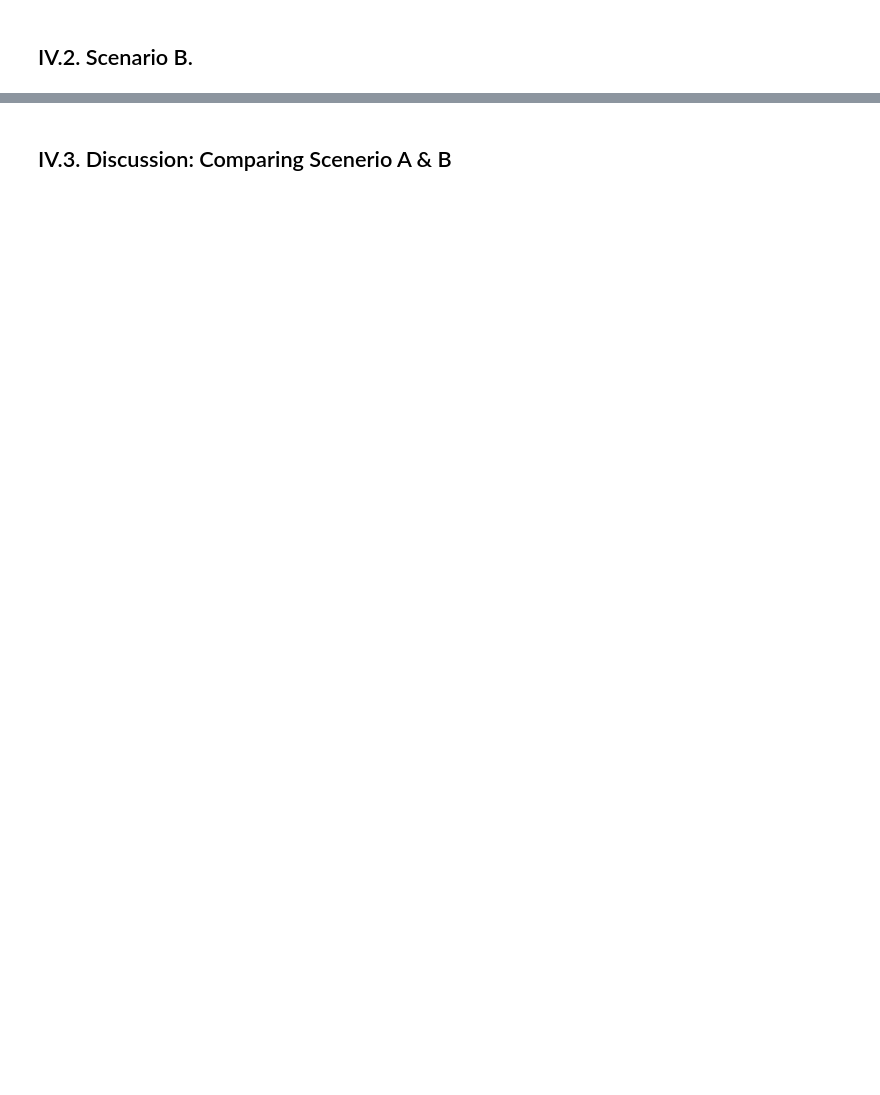
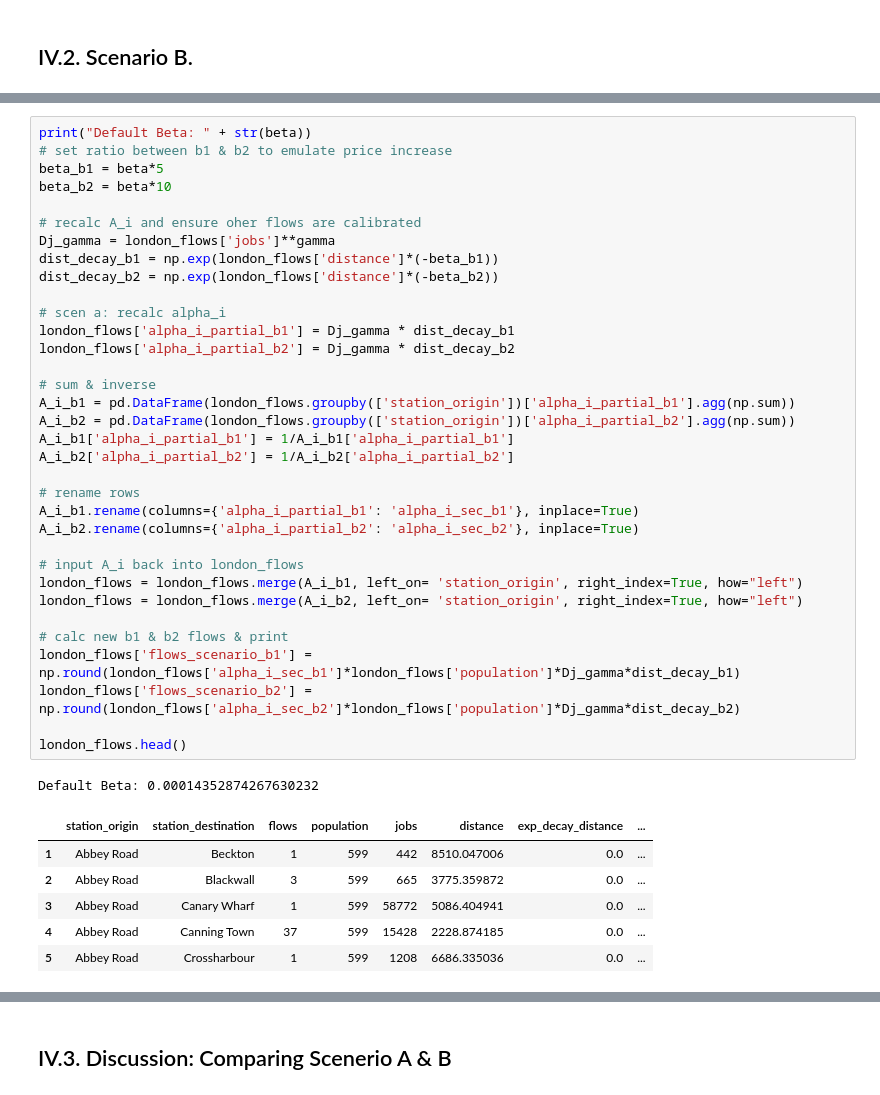
Before and after one commit to NikhilSDesai/UrbanSimulation, a Jupyter notebook: Final_Assessment.ipynb, the cells around one changed output, grey strips where cells are left out. Cells and saved outputs as stored; diff of their text form; blank space fills up the shorter version.

```diff
--- a/Final_Assessment.ipynb
+++ b/Final_Assessment.ipynb
@@ -2221,0 +2214,42 @@ Total Scenario A Flows: 1542276.0
+# %%
+print("Default Beta: " + str(beta))
+# set ratio between b1 & b2 to emulate price increase
+beta_b1 = beta*5
+beta_b2 = beta*10
+
+# recalc A_i and ensure oher flows are calibrated
+Dj_gamma = london_flows['jobs']**gamma
+dist_decay_b1 = np.exp(london_flows['distance']*(-beta_b1))
+dist_decay_b2 = np.exp(london_flows['distance']*(-beta_b2))
+
+# scen a: recalc alpha_i
+london_flows['alpha_i_partial_b1'] = Dj_gamma * dist_decay_b1
+london_flows['alpha_i_partial_b2'] = Dj_gamma * dist_decay_b2
+
+# sum & inverse
+A_i_b1 = pd.DataFrame(london_flows.groupby(['station_origin'])['alpha_i_partial_b1'].agg(np.sum))
+A_i_b2 = pd.DataFrame(london_flows.groupby(['station_origin'])['alpha_i_partial_b2'].agg(np.sum))
+A_i_b1['alpha_i_partial_b1'] = 1/A_i_b1['alpha_i_partial_b1']
+A_i_b2['alpha_i_partial_b2'] = 1/A_i_b2['alpha_i_partial_b2']
+
+# rename rows
+A_i_b1.rename(columns={'alpha_i_partial_b1': 'alpha_i_sec_b1'}, inplace=True)
+A_i_b2.rename(columns={'alpha_i_partial_b2': 'alpha_i_sec_b2'}, inplace=True)
+
+# input A_i back into london_flows
+london_flows = london_flows.merge(A_i_b1, left_on= 'station_origin', right_index=True, how="left")
+london_flows = london_flows.merge(A_i_b2, left_on= 'station_origin', right_index=True, how="left")
+
+# calc new b1 & b2 flows & print
+london_flows['flows_scenario_b1'] = np.round(london_flows['alpha_i_sec_b1']*london_flows['population']*Dj_gamma*dist_decay_b1)
+london_flows['flows_scenario_b2'] = np.round(london_flows['alpha_i_sec_b2']*london_flows['population']*Dj_gamma*dist_decay_b2)
+
+london_flows.head()
+# %% [output]
+Default Beta: 0.00014352874267630232
+|  | station_origin | station_destination | flows | population | jobs | distance | exp_decay_distance | ... |
+| 1 | Abbey Road | Beckton | 1 | 599 | 442 | 8510.047006 | 0.0 | ... |
+| 2 | Abbey Road | Blackwall | 3 | 599 | 665 | 3775.359872 | 0.0 | ... |
+| 3 | Abbey Road | Canary Wharf | 1 | 599 | 58772 | 5086.404941 | 0.0 | ... |
+| 4 | Abbey Road | Canning Town | 37 | 599 | 15428 | 2228.874185 | 0.0 | ... |
+| 5 | Abbey Road | Crossharbour | 1 | 599 | 1208 | 6686.335036 | 0.0 | ... |
```
Also changed, not shown: parts of 14 cells of this notebook.
